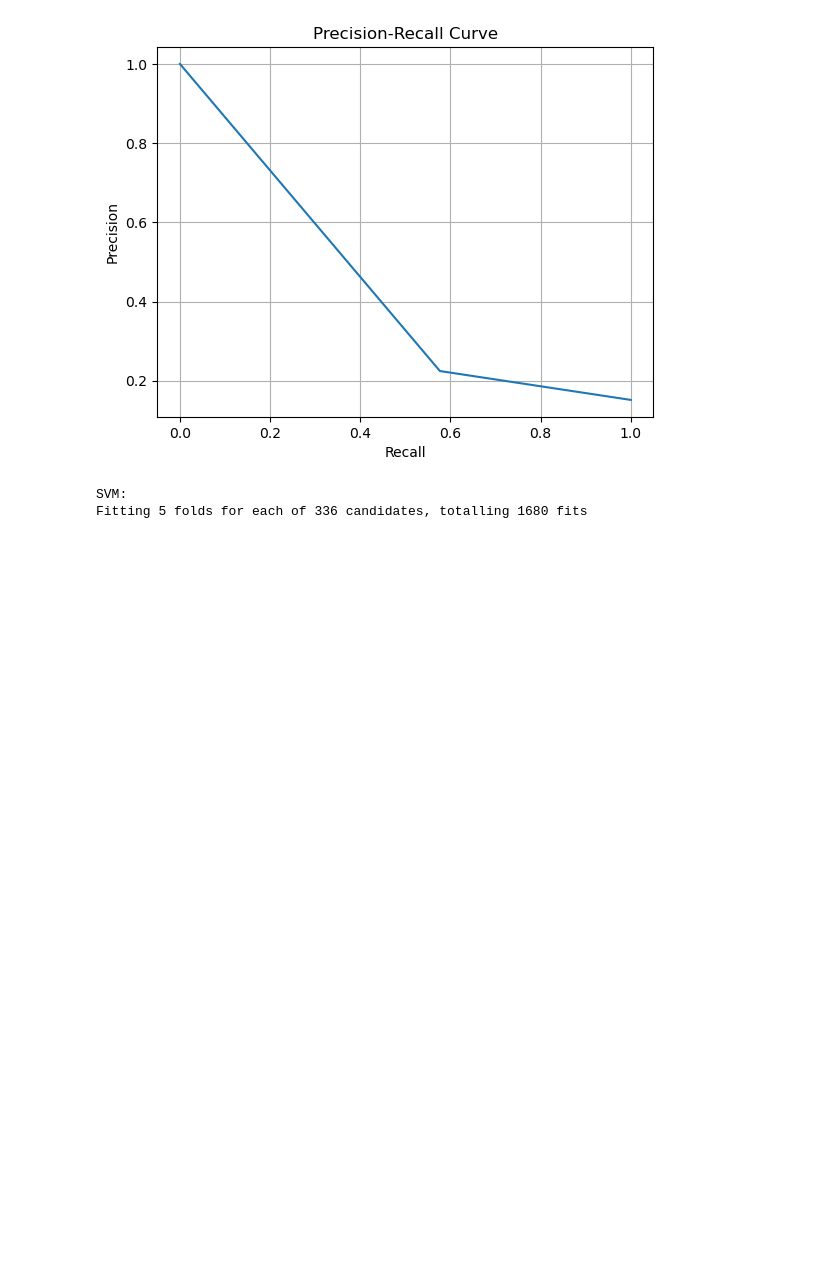
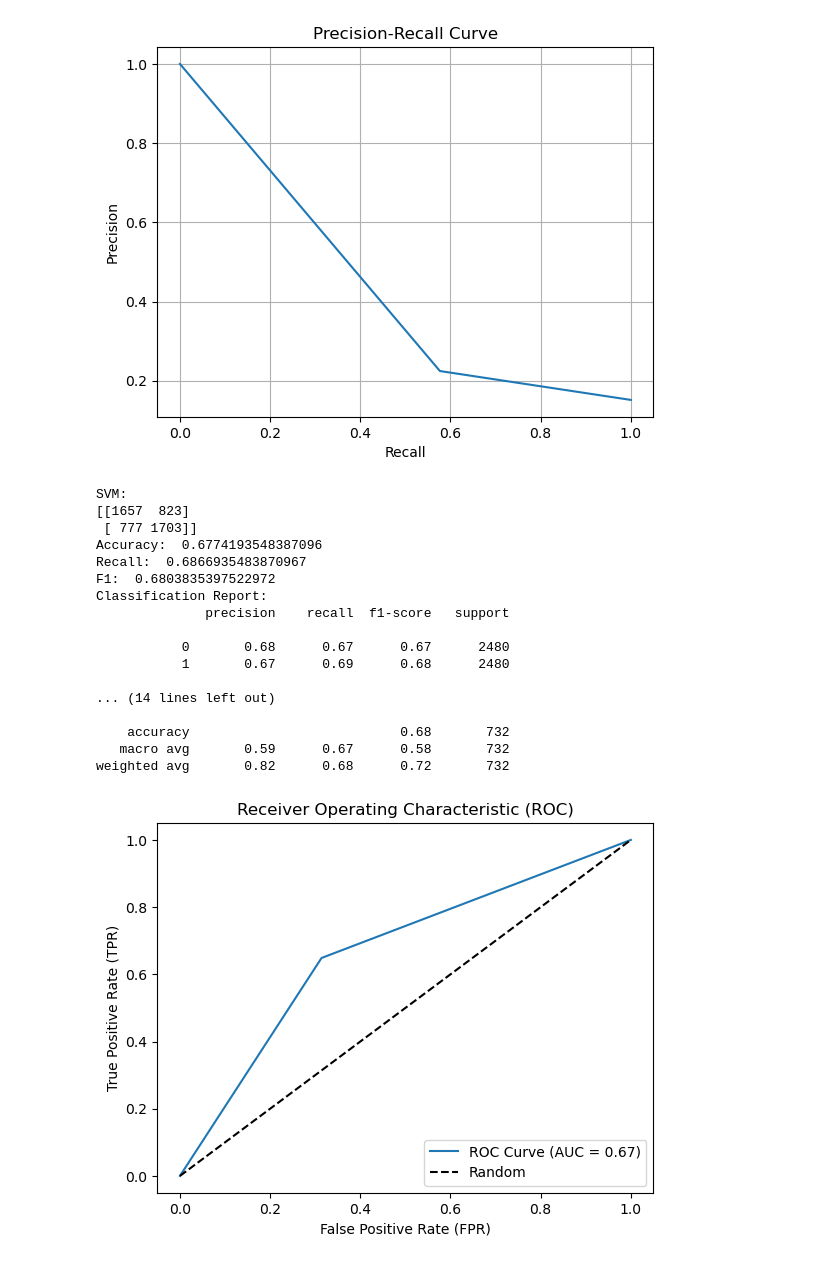
Before and after one commit to Rocky5005/CSE-Final, a Jupyter notebook: src/ml-analysis.ipynb, the cells around one changed output. Drawn from its saved outputs; the diff is of its cells as text; code cells hidden in the pictures; blank space fills up the shorter version.

```diff
--- a/src/ml-analysis.ipynb
+++ b/src/ml-analysis.ipynb
@@ -136,13 +149,29 @@ weighted avg       0.79      0.63      0.68       732
 [figure]
 # %%
 labels_train, labels_train_pred, labels_test, labels_pred = support_vector.support_vector(filename)
-support_vector.grid_search(filename)
-
+# support_vector.grid_search(filename)
+# {'classification__C': 1000.0, 'classification__class_weight': 'balanced', 'classification__gamma': 'scale', 'classification__kernel': 'linear', 'classification__shrinking': False}: Randomoversamples
 # {'classification__C': 0.001, 'classification__class_weight': None, 'classification__gamma': 'scale', 'classification__kernel': 'linear', 'classification__shrinking': False} - SMOTE
 analysis(labels_train, labels_train_pred)
 analysis(labels_test, labels_pred)
 auc(labels_test, labels_pred)
 precision_recall(labels_test, labels_pred)
 # %% [output]
 SVM:
-Fitting 5 folds for each of 336 candidates, totalling 1680 fits
+[[1657  823]
+ [ 777 1703]]
+Accuracy:  0.6774193548387096
+Recall:  0.6866935483870967
+F1:  0.6803835397522972
+Classification Report:
+              precision    recall  f1-score   support
+
+           0       0.68      0.67      0.67      2480
+           1       0.67      0.69      0.68      2480
+
+... (14 lines left out)
+
+    accuracy                           0.68       732
+   macro avg       0.59      0.67      0.58       732
+weighted avg       0.82      0.68      0.72       732
+[figure, added]
```
Also changed, not shown: parts of 4 cells of this notebook, 5 other files.
